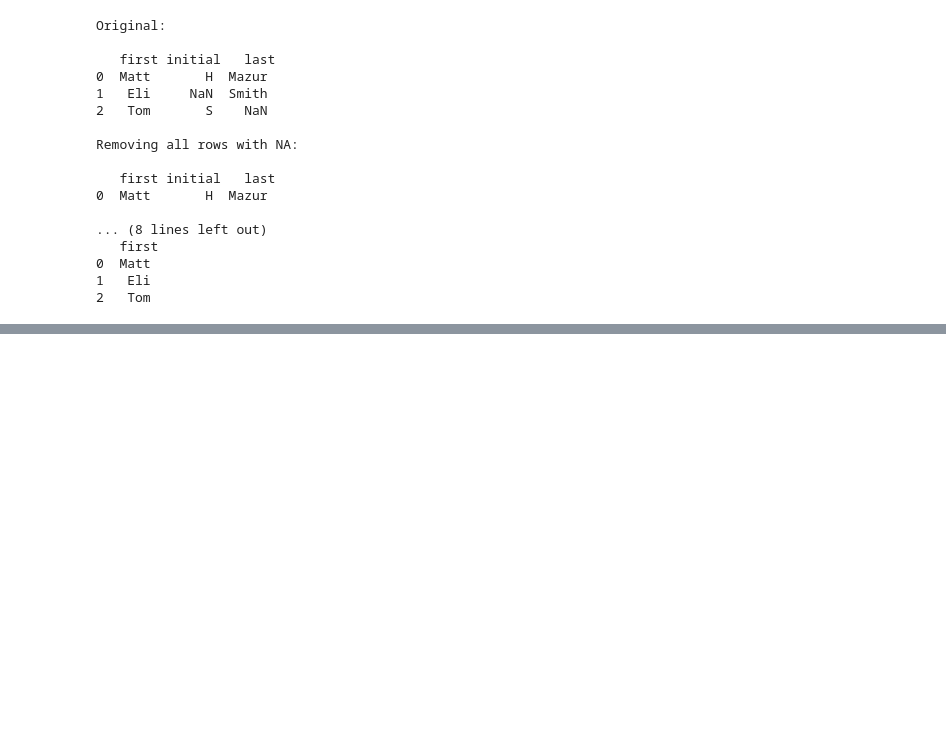
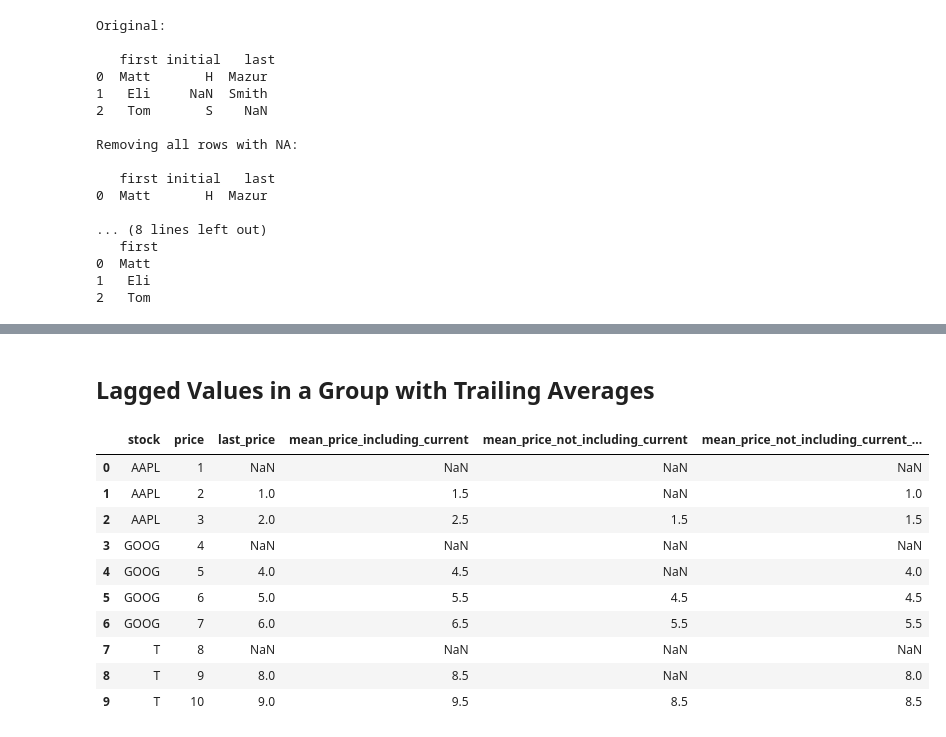
Before and after one commit to mattm/python-cheat-sheet, a Jupyter notebook: Data Frames.ipynb, the cells around one changed output, grey strips where cells are left out. Cells and saved outputs as stored; diff of their text form; code cells hidden in the pictures; blank space fills up the shorter version.

```diff
--- a/Data Frames.ipynb
+++ b/Data Frames.ipynb
@@ -35,0 +55,32 @@ Removing all rows with NA:
+# %% [markdown]
+## Lagged Values in a Group with Trailing Averages
+# %%
+df = pd.DataFrame({
+    "stock": ["AAPL", "AAPL", "AAPL", "GOOG", "GOOG", "GOOG", "GOOG", "T", "T", "T"],
+    "price": range(1, 11)
+})
+
+df["last_price"] = df.groupby("stock")["price"].shift()
+
+# This row and the row prior to it
+df["mean_price_including_current"] = df.groupby("stock")["price"].rolling(2).mean().reset_index(0, drop=True)
+
+# The two prior rows (and not this one)
+df["mean_price_not_including_current"] = df.groupby("stock")["last_price"].rolling(2).mean().reset_index(0, drop=True)
+
+# If there are two prior values, it will average them, but 1 is fine
+df["mean_price_not_including_current_no_min"] = df.groupby("stock")["last_price"].rolling(2, min_periods=1).mean().reset_index(0, drop=True)
+
+df
+# %% [output]
+|  | stock | price | last_price | mean_price_including_current | mean_price_not_including_current | mean_price_not_including_current_... |
+| 0 | AAPL | 1 | NaN | NaN | NaN | NaN |
+| 1 | AAPL | 2 | 1.0 | 1.5 | NaN | 1.0 |
+| 2 | AAPL | 3 | 2.0 | 2.5 | 1.5 | 1.5 |
+| 3 | GOOG | 4 | NaN | NaN | NaN | NaN |
+| 4 | GOOG | 5 | 4.0 | 4.5 | NaN | 4.0 |
+| 5 | GOOG | 6 | 5.0 | 5.5 | 4.5 | 4.5 |
+| 6 | GOOG | 7 | 6.0 | 6.5 | 5.5 | 5.5 |
+| 7 | T | 8 | NaN | NaN | NaN | NaN |
+| 8 | T | 9 | 8.0 | 8.5 | NaN | 8.0 |
+| 9 | T | 10 | 9.0 | 9.5 | 8.5 | 8.5 |
```
Also changed, not shown: parts of 18 cells of this notebook, 10 other files.
